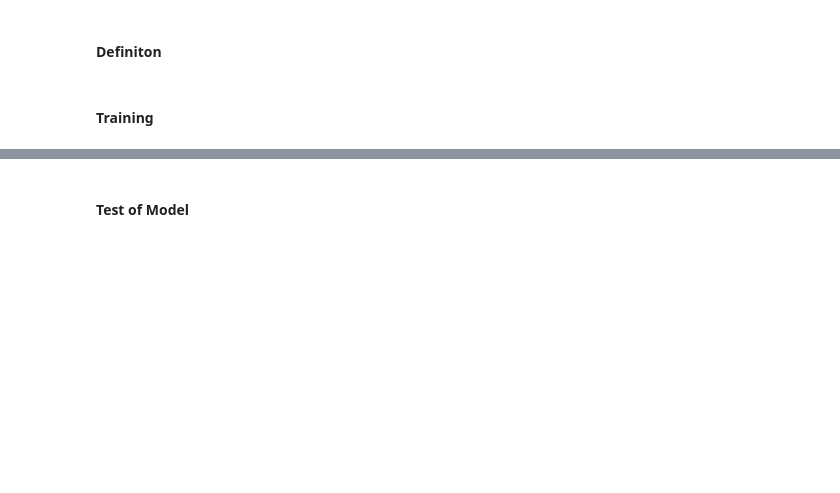
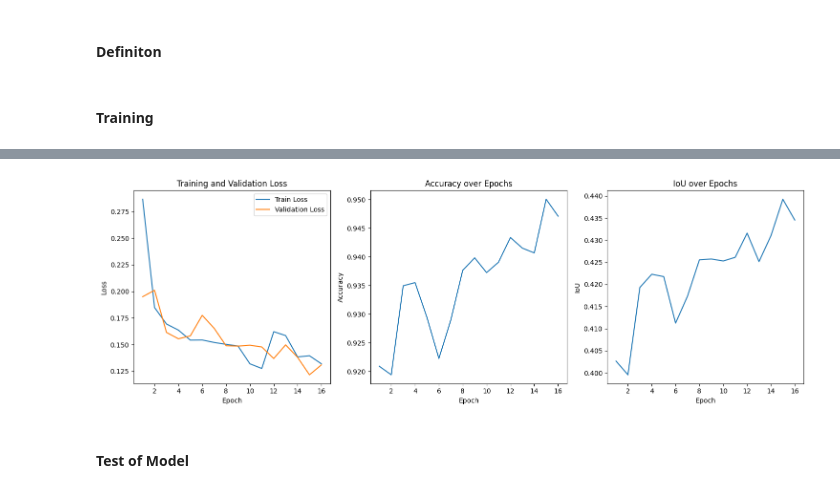
Before and after one commit to drtophop/CASAML-Thesis, a Jupyter notebook: CAS_AML_Seg_HopV2.ipynb, the cells around one changed output, grey strips where cells are left out. Cells and saved outputs as stored; diff of their text form; code cells hidden in the pictures; blank space fills up the shorter version.

```diff
--- a/CAS_AML_Seg_HopV2.ipynb
+++ b/CAS_AML_Seg_HopV2.ipynb
@@ -510,7 +510,7 @@ validation_loader = DataLoader(valid_data, batch_size=batch_size)
 
 optimizer = torch.optim.Adam(unet.parameters(), lr=0.001)
 
-num_epochs = 2  # Adjust the number of epochs as needed
+num_epochs = 16  # Adjust the number of epochs as needed
 
 
 train_losses = []
@@ -677,2 +642,30 @@ ious
+# %%
+# Plotting
+fig, axs = plt.subplots(1, 3, figsize=(15, 5))
+
+# Plot training and validation loss
+axs[0].plot(range(1, num_epochs+1), train_losses, label='Train Loss')
+axs[0].plot(range(1, num_epochs+1), validation_losses, label='Validation Loss')
+axs[0].set_xlabel('Epoch')
+axs[0].set_ylabel('Loss')
+axs[0].set_title('Training and Validation Loss')
+axs[0].legend()
+
+# Plot accuracy
+axs[1].plot(range(1, num_epochs+1), accuracies, label='Accuracy')
+axs[1].set_xlabel('Epoch')
+axs[1].set_ylabel('Accuracy')
+axs[1].set_title('Accuracy over Epochs')
+
+# Plot IoU
+axs[2].plot(range(1, num_epochs+1), ious_cpu, label='IoU')
+axs[2].set_xlabel('Epoch')
+axs[2].set_ylabel('IoU')
+axs[2].set_title('IoU over Epochs')
+
+plt.tight_layout()
+plt.show()
+# %% [output]
+[figure, added]
 # %% [markdown]
 #### Test of Model
```
Also changed, not shown: parts of 17 cells of this notebook.
